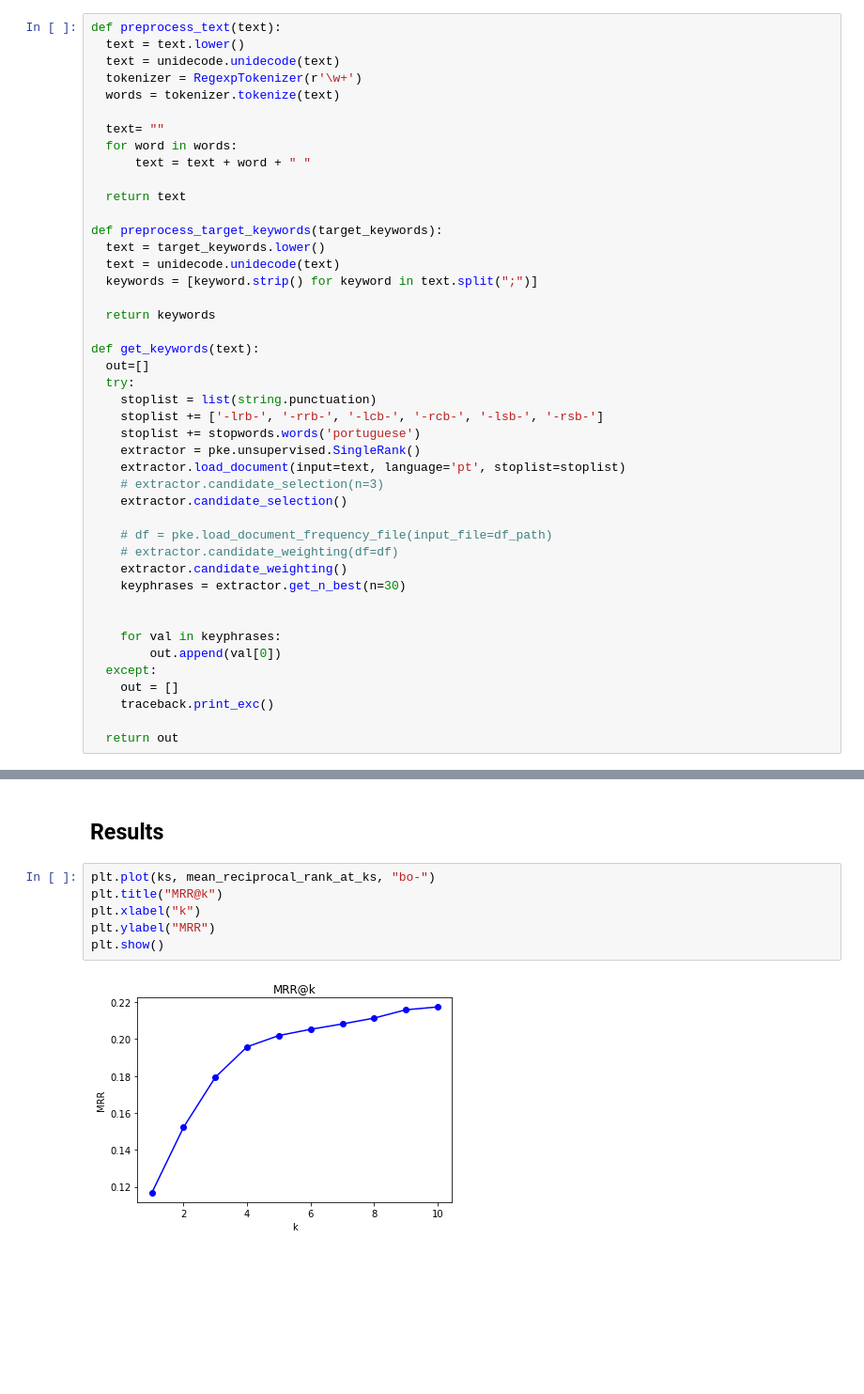
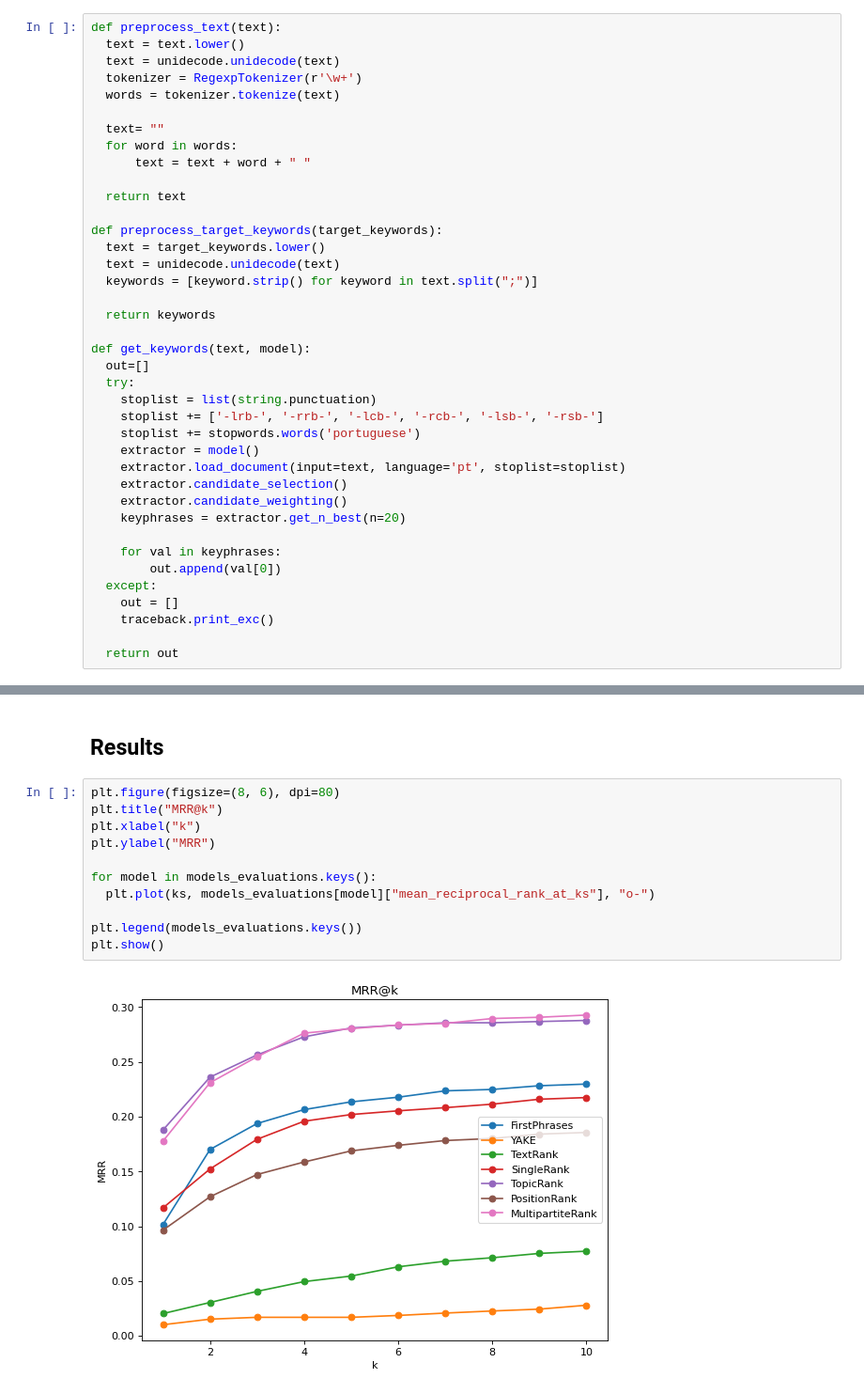
Before and after one commit to CostaFernando/keyword-extraction, a Jupyter notebook: src/keyword_extraction_benchmark.ipynb, the cells around one changed output, grey strips where cells are left out. Shown at 94% size. Saved outputs shown, nothing was run; the diff lists cells and outputs as text; blank space fills up the shorter version.

Commit message:
✨ Experiments and results with new models.

```diff
--- a/src/keyword_extraction_benchmark.ipynb
+++ b/src/keyword_extraction_benchmark.ipynb
@@ -83,22 +84,17 @@ def preprocess_target_keywords(target_keywords):
 
   return keywords
 
-def get_keywords(text):
+def get_keywords(text, model):
   out=[]
   try:
     stoplist = list(string.punctuation)
     stoplist += ['-lrb-', '-rrb-', '-lcb-', '-rcb-', '-lsb-', '-rsb-']
     stoplist += stopwords.words('portuguese')
-    extractor = pke.unsupervised.SingleRank()
+    extractor = model()
     extractor.load_document(input=text, language='pt', stoplist=stoplist)
-    # extractor.candidate_selection(n=3)
     extractor.candidate_selection()
-
-    # df = pke.load_document_frequency_file(input_file=df_path)
-    # extractor.candidate_weighting(df=df)
     extractor.candidate_weighting()
-    keyphrases = extractor.get_n_best(n=30)
-
+    keyphrases = extractor.get_n_best(n=20)
 
     for val in keyphrases:
         out.append(val[0])
@@ -206,11 +212,16 @@ mean_reciprocal_rank_at_ks = np.mean(np.array(reciprocal_ranks), axis=0)
 # %% [markdown]
 ## Results
 # %%
-plt.plot(ks, mean_reciprocal_rank_at_ks, "bo-")
+plt.figure(figsize=(8, 6), dpi=80)
 plt.title("MRR@k")
 plt.xlabel("k")
 plt.ylabel("MRR")
+
+for model in models_evaluations.keys():
+  plt.plot(ks, models_evaluations[model]["mean_reciprocal_rank_at_ks"], "o-")
+
+plt.legend(models_evaluations.keys())
 plt.show()
 # %% [output]
-[figure, old version]
+[figure, new version]
 # %%
```
Also changed, not shown: parts of 7 cells of this notebook.
